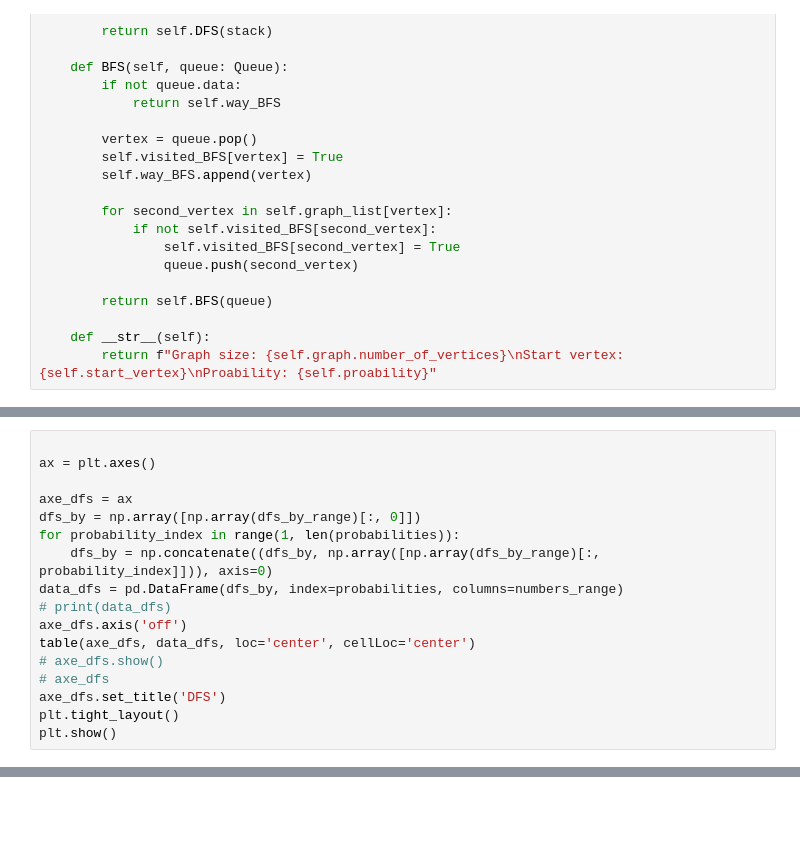
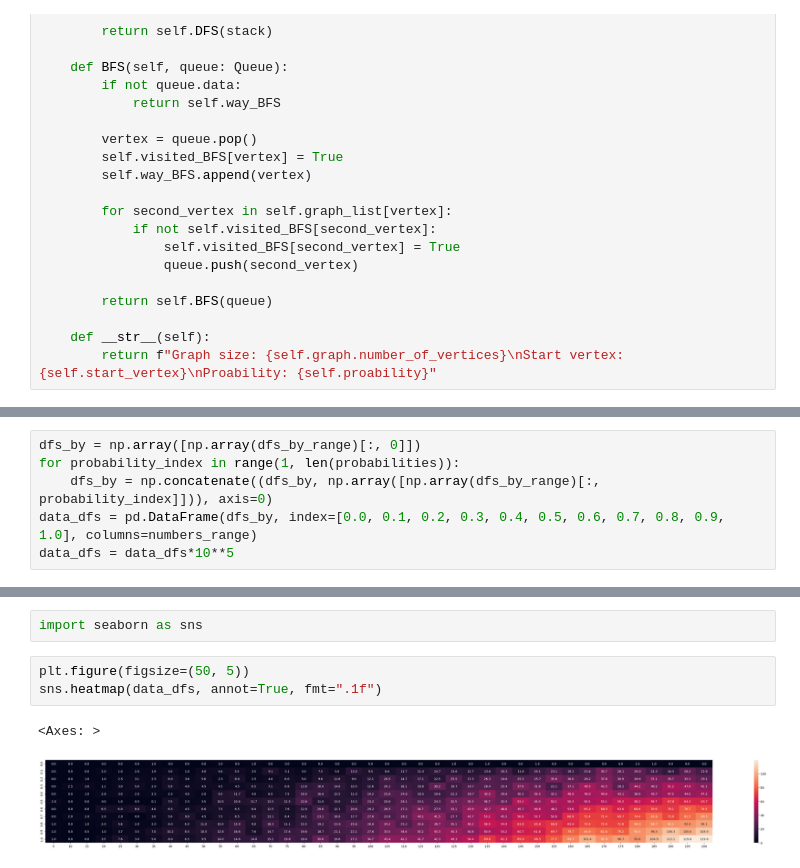
Before and after one commit to KlymentievMaksym/PA, a Jupyter notebook: Lab3/compare.ipynb, the cells around one changed output, grey strips where cells are left out. Saved outputs shown, nothing was run; the diff lists cells and outputs as text; blank space fills up the shorter version.

```diff
--- a/Lab3/compare.ipynb
+++ b/Lab3/compare.ipynb
@@ -141,17 +147,6 @@ plt.show()
 # %%
-
-ax = plt.axes()
-
-axe_dfs = ax
 dfs_by = np.array([np.array(dfs_by_range)[:, 0]])
 for probability_index in range(1, len(probabilities)):
     dfs_by = np.concatenate((dfs_by, np.array([np.array(dfs_by_range)[:, probability_index]])), axis=0)
-data_dfs = pd.DataFrame(dfs_by, index=probabilities, columns=numbers_range)
-# print(data_dfs)
-axe_dfs.axis('off')
-table(axe_dfs, data_dfs, loc='center', cellLoc='center')
-# axe_dfs.show()
-# axe_dfs
-axe_dfs.set_title('DFS')
-plt.tight_layout()
-plt.show()
+data_dfs = pd.DataFrame(dfs_by, index=[0.0, 0.1, 0.2, 0.3, 0.4, 0.5, 0.6, 0.7, 0.8, 0.9, 1.0], columns=numbers_range)
+data_dfs = data_dfs*10**5
@@ -159,0 +159,8 @@ plt.show()
+# %%
+import seaborn as sns
+# %%
+plt.figure(figsize=(50, 5))
+sns.heatmap(data_dfs, annot=True, fmt=".1f")
+# %% [output]
+<Axes: >
+[figure, added]
```
Also changed, not shown: parts of 5 cells of this notebook, 1 other file.
